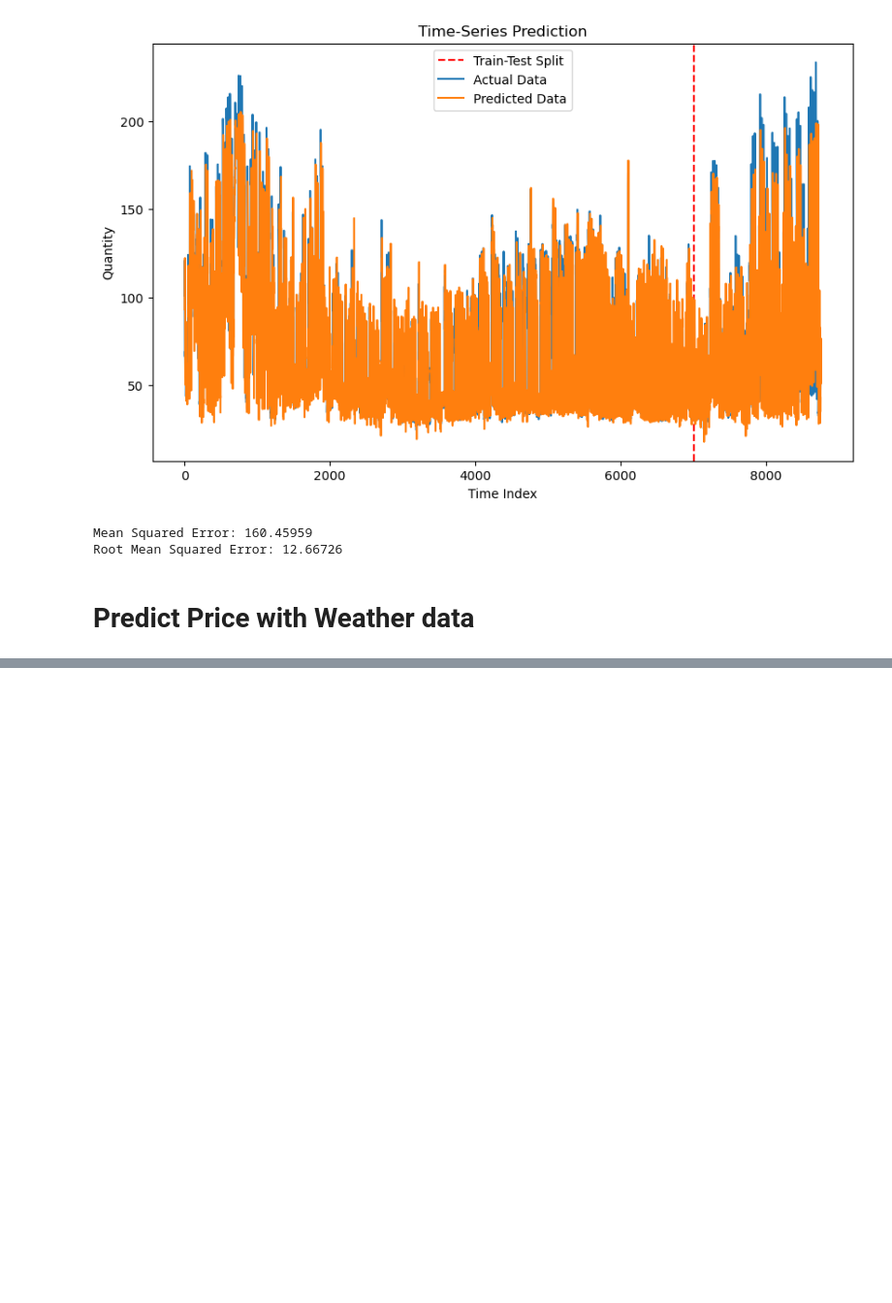
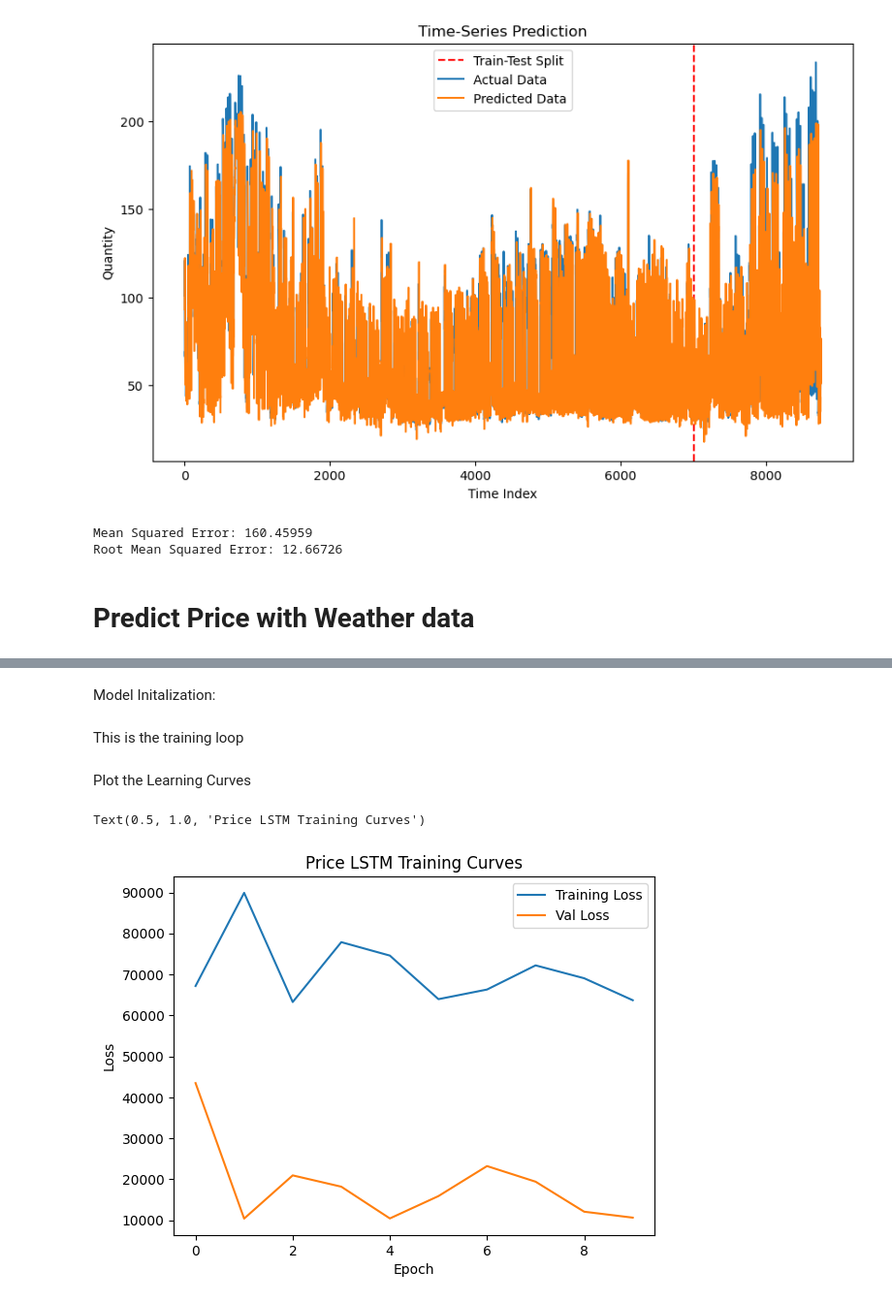
Before and after one commit to Hzsen/STAT4911_IGSEnergy, a Jupyter notebook: LSTM.ipynb, the cells around one changed output, grey strips where cells are left out. Shown: that part at 97% size. Drawn from its saved outputs; the diff is of its cells as text; code cells hidden in the pictures; blank space fills up the shorter version.

Commit message:
Updated LSTM Price Model
I only updated the LSTM Price Model

```diff
--- a/LSTM.ipynb
+++ b/LSTM.ipynb
@@ -251,0 +247,9 @@ torch.save(lstm.state_dict(), 'lstm_model_state_dict.pth')
+# %%
+# Load in Weather and IGS data
+igs_data = pd.read_csv("updated_igs_data.csv", index_col = 0)
+hourly_weather = pd.read_csv("houston_hourly_weather_data.csv")
+
+# Merge Data
+hourly_weather["datetime"] = pd.to_datetime(hourly_weather["datetime"])
+igs_data["LOCAL_FROM_DATETIME"] = pd.to_datetime(igs_data["LOCAL_FROM_DATETIME"])
+price_df = igs_data.merge(hourly_weather, how = "left", left_on = "LOCAL_FROM_DATETIME", right_on = "datetime")
@@ -370,0 +353,2 @@ NameError: name 'features_scaled' is not defined
+# %% [markdown]
+Model Initalization:
@@ -370,0 +371,42 @@ NameError: name 'features_scaled' is not defined
+# %% [markdown]
+This is the training loop
+# %%
+train_loss_log = []
+val_loss_log = []
+
+for epoch in tqdm(range(num_epochs)):
+    model.train()
+    optimizer.zero_grad()
+
+    # Forward pass
+    output = model(X_train.to(device))
+    loss = criterion(output.view(-1), Y_train.to(device).view(-1))
+
+    # Backward pass and optimization
+    loss.backward()
+    optimizer.step()
+    train_loss_log.append(loss.item())
+
+    # Validation Loss:
+    model.eval()
+    with torch.no_grad():
+        Y_Test_pred = model(X_test.to(device))
+        val_loss = criterion(Y_Test_pred.view(-1), Y_test.view(-1))
+        val_loss_log.append(val_loss.item())
+
+    if (epoch+1) % 100 == 0:
+        print(f'Epoch {epoch+1}, Train Loss: {loss.item()}, Val Loss: {val_loss.item()}')
+# %% [markdown]
+Plot the Learning Curves
+# %%
+import matplotlib.pyplot as plt
+
+plt.plot(train_loss_log, label = "Training Loss")
+plt.plot(val_loss_log, label = "Val Loss")
+plt.legend()
+plt.xlabel("Epoch")
+plt.ylabel("Loss")
+plt.title("Price LSTM Training Curves")
+# %% [output]
+Text(0.5, 1.0, 'Price LSTM Training Curves')
+[figure, added]
```
Also changed, not shown: parts of 18 cells of this notebook.
